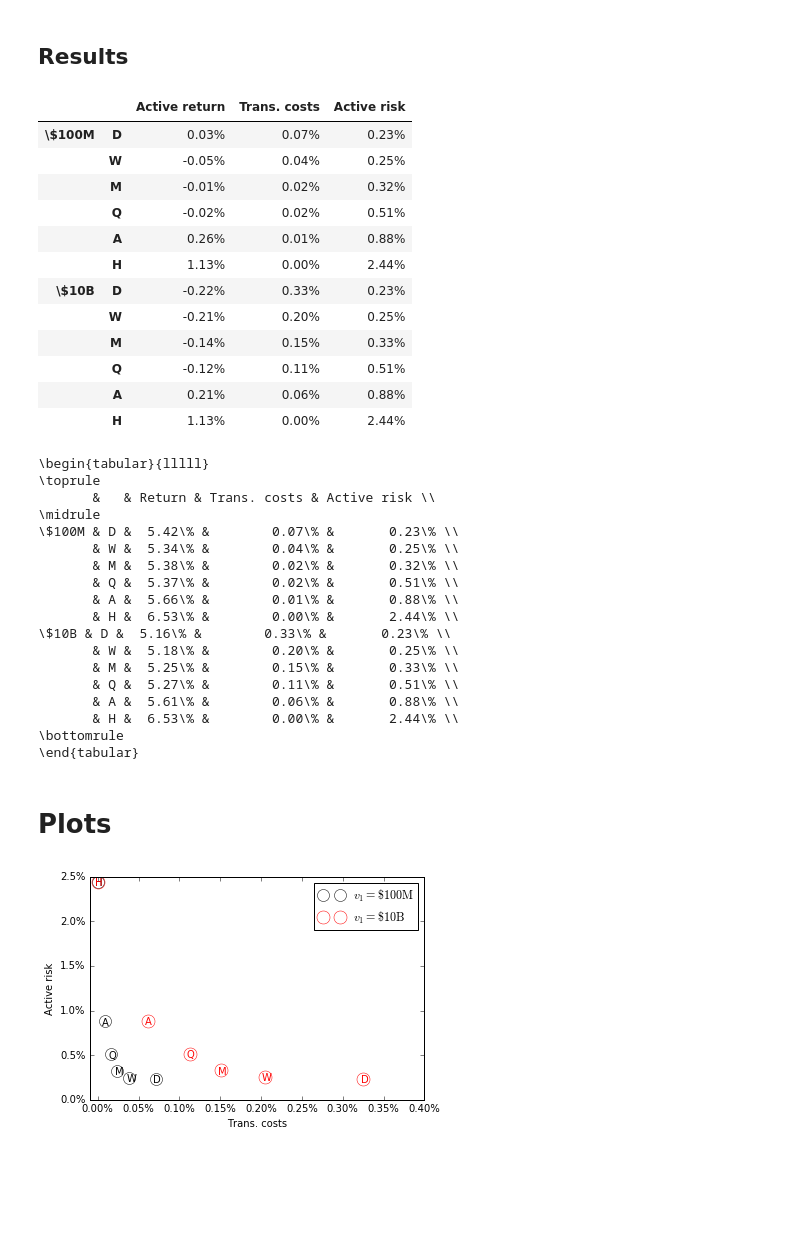
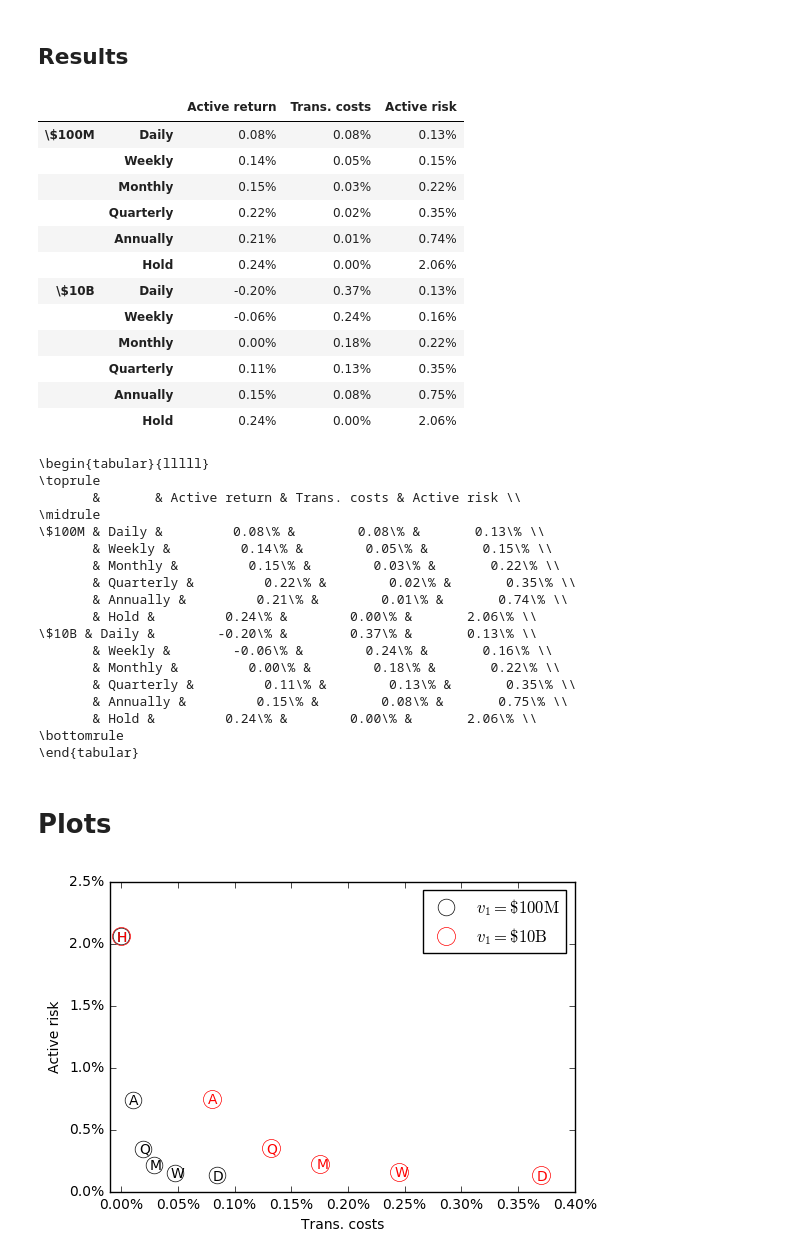
Before and after one commit to cvxgrp/cvxportfolio, a Jupyter notebook: BasicExample.ipynb, the cells around one changed output. Drawn from its saved outputs; the diff is of its cells as text; code cells hidden in the pictures; blank space fills up the shorter version.

Commit message:
rewritten rebalance code

```diff
--- a/BasicExample.ipynb
+++ b/BasicExample.ipynb
@@ -19,30 +19,19 @@ volumes=pd.read_csv(datadir+'volumes.txt',index_col=0,parse_dates=[0])
 
 spread = pd.DataFrame(data=2.5*1e-4, index=volumes.index, columns=volumes.columns)
 nonlin_coeff = pd.DataFrame(data=1, index=volumes.index, columns=volumes.columns) # fix volatility model
+
+w_b = pd.Series(index=returns.columns, data=1)
+w_b.USDOLLAR = 0.
+w_b/=sum(w_b)
 # %% [markdown]
 ## Simulations
 # %%
 simulated_tcost = cp.TcostModel(volumes, sigmas, spread, nonlin_coeff, cash_key='USDOLLAR')
 simulator = cp.MarketSimulator(returns, volumes, [simulated_tcost], cash_key='USDOLLAR')
 
-benchmark = pd.Series(index=returns.columns, data=1)
-benchmark.USDOLLAR = 0.
-benchmark/=sum(benchmark)
-
-def select_starts_periods(period_property, timestamps):
-    selected = [timestamps[0]]
-    for day in timestamps[1:]:
-        if not (period_property(day) == period_property(selected[-1])):
-            selected.append(day)
-    return selected
-
-policies = []
-for selector in [lambda t: t.day,lambda t: t.week,lambda t: t.month,lambda t: t.quarter,lambda t: t.year]:
-    policies.append(cp.PeriodicRebalance(target=benchmark, rebalancing_times=select_starts_periods(selector,
-                                                                                                returns.index)))
+policies = [cp.PeriodicRebalance(target=w_b, period=p) for p in ['day', 'week', 'month', 'quarter', 'year']]
 policies.append(cp.Hold())
 
 res = pd.DataFrame(index=['Daily','Weekly','Monthly','Quarterly','Annually','Hold'])
 for label, fund_val in [('\$100M',1E8), ('\$10B',1E10)]:
-    res[label] = simulator.run_multiple_backtest(fund_val*benchmark, start_time="2012-01-01",
-                                     end_time="2016-12-31", policies=policies)
+    res[label] = simulator.run_multiple_backtest(fund_val*w_b, start_time="2012-01-01", end_time="2016-12-31", policies=policies)
@@ -64,37 +71,37 @@ table_print.ix[:,:]=table_print.ix[:,:].applymap(lambda x: r'%.2f%%'%x )
 table_print
 # %% [output]
 |  |  | Active return | Trans. costs | Active risk |
-| \$100M | D | 0.03% | 0.07% | 0.23% |
-|  | W | -0.05% | 0.04% | 0.25% |
-|  | M | -0.01% | 0.02% | 0.32% |
-|  | Q | -0.02% | 0.02% | 0.51% |
-|  | A | 0.26% | 0.01% | 0.88% |
-|  | H | 1.13% | 0.00% | 2.44% |
-| \$10B | D | -0.22% | 0.33% | 0.23% |
-|  | W | -0.21% | 0.20% | 0.25% |
-|  | M | -0.14% | 0.15% | 0.33% |
-|  | Q | -0.12% | 0.11% | 0.51% |
-|  | A | 0.21% | 0.06% | 0.88% |
-|  | H | 1.13% | 0.00% | 2.44% |
+| \$100M | Daily | 0.08% | 0.08% | 0.13% |
+|  | Weekly | 0.14% | 0.05% | 0.15% |
+|  | Monthly | 0.15% | 0.03% | 0.22% |
+|  | Quarterly | 0.22% | 0.02% | 0.35% |
+|  | Annually | 0.21% | 0.01% | 0.74% |
+|  | Hold | 0.24% | 0.00% | 2.06% |
+| \$10B | Daily | -0.20% | 0.37% | 0.13% |
+|  | Weekly | -0.06% | 0.24% | 0.16% |
+|  | Monthly | 0.00% | 0.18% | 0.22% |
+|  | Quarterly | 0.11% | 0.13% | 0.35% |
+|  | Annually | 0.15% | 0.08% | 0.75% |
+|  | Hold | 0.24% | 0.00% | 2.06% |
 # %%
 print(table_print.to_latex(float_format='%.2f', escape=False).replace('%',r'\%'))
 # %% [output]
 \begin{tabular}{lllll}
 \toprule
-       &   & Return & Trans. costs & Active risk \\
+       &       & Active return & Trans. costs & Active risk \\
 \midrule
-\$100M & D &  5.42\% &        0.07\% &       0.23\% \\
-       & W &  5.34\% &        0.04\% &       0.25\% \\
-       & M &  5.38\% &        0.02\% &       0.32\% \\
-       & Q &  5.37\% &        0.02\% &       0.51\% \\
-       & A &  5.66\% &        0.01\% &       0.88\% \\
-       & H &  6.53\% &        0.00\% &       2.44\% \\
-\$10B & D &  5.16\% &        0.33\% &       0.23\% \\
-       & W &  5.18\% &        0.20\% &       0.25\% \\
-       & M &  5.25\% &        0.15\% &       0.33\% \\
-       & Q &  5.27\% &        0.11\% &       0.51\% \\
-       & A &  5.61\% &        0.06\% &       0.88\% \\
-       & H &  6.53\% &        0.00\% &       2.44\% \\
+\$100M & Daily &         0.08\% &        0.08\% &       0.13\% \\
+       & Weekly &         0.14\% &        0.05\% &       0.15\% \\
+       & Monthly &         0.15\% &        0.03\% &       0.22\% \\
+       & Quarterly &         0.22\% &        0.02\% &       0.35\% \\
+       & Annually &         0.21\% &        0.01\% &       0.74\% \\
+       & Hold &         0.24\% &        0.00\% &       2.06\% \\
+\$10B & Daily &        -0.20\% &        0.37\% &       0.13\% \\
+       & Weekly &        -0.06\% &        0.24\% &       0.16\% \\
+       & Monthly &         0.00\% &        0.18\% &       0.22\% \\
+       & Quarterly &         0.11\% &        0.13\% &       0.35\% \\
+       & Annually &         0.15\% &        0.08\% &       0.75\% \\
+       & Hold &         0.24\% &        0.00\% &       2.06\% \\
 \bottomrule
 \end{tabular}
 # %% [markdown]
@@ -102,35 +109,35 @@ print(table_print.to_latex(float_format='%.2f', escape=False).replace('%',r'\%')
 # %%
 plt.figure(figsize=(6,4))
 colors=['k','r']
 offsetx = 0.0035
 offsety = 0.04
 data=table.ix[:,:]
 
 for j,initval in enumerate(data.index.levels[0]):
     x=data.loc[initval].ix[:,1].values
     y=data.loc[initval].ix[:,2].values
     line,=plt.plot(x,y, colors[j]+'o',
                    markersize=12+j,
                    fillstyle='none',
                    label='$v_1 = %s\mathrm{%s}$'%(initval[:-1],initval[-1:]))
     for i in range(len(x)):
-        plt.text(x[i]-offsetx,y[i]-offsety, data.index.levels[1][i],color=colors[j] )
+        plt.text(x[i]-offsetx,y[i]-offsety, data.index.levels[1][i][0],color=colors[j] )
 
 
-plt.legend(loc='upper right')
+plt.legend(loc='upper right',numpoints=1)
 plt.ylabel(r'Active risk')
 
 import matplotlib.ticker as mtick
 ax = plt.gca()
 ax.xaxis.set_major_formatter(mtick.FormatStrFormatter( '%.2f%%'))
 ax.yaxis.set_major_formatter(mtick.FormatStrFormatter( '%.1f%%'))
 
 plt.xlabel(r'Trans. costs')
 plt.xlim([-0.01,0.4])
 #plt.ylim([- 0.5, 14])
 plt.savefig(plotdir+'basic_frontier.png')
 # %% [output]
-[figure, old version]
+[figure, new version]
 # %%
 # res.loc[:, '\$10B'].apply(lambda x: 100*x.simulator_TcostModel.sum(1)/x.v).T.ix[:,:-1].plot(figsize=(8,5))
 # import matplotlib.ticker as mtick
```
Also changed, not shown: parts of 1 cell of this notebook, 1 other file.
